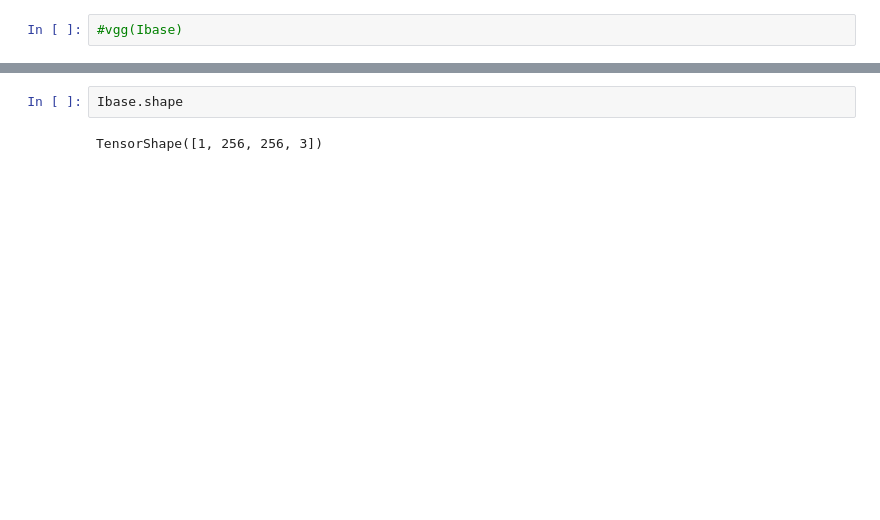
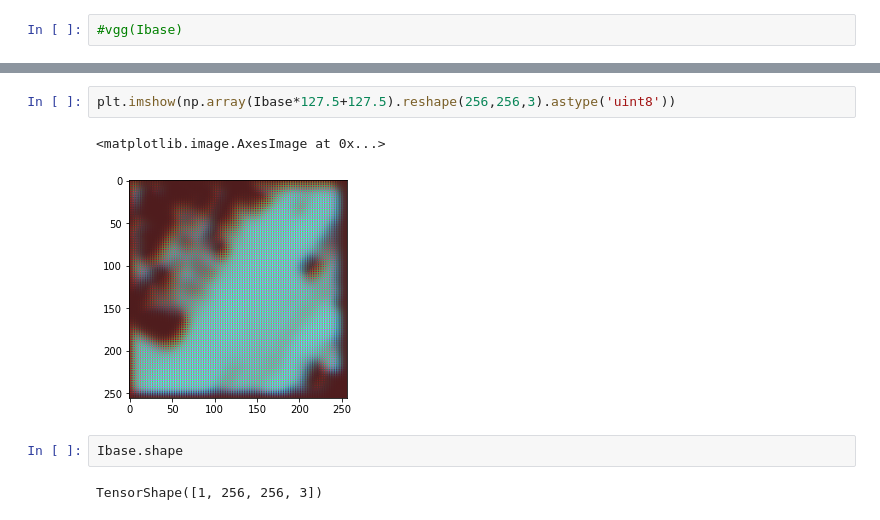
Before and after one commit to shivendr7/SatGAN, a Jupyter notebook: EEGANtillEESN.ipynb, the cells around one changed output, grey strips where cells are left out. Saved outputs shown, nothing was run; the diff lists cells and outputs as text; blank space fills up the shorter version.

```diff
--- a/EEGANtillEESN.ipynb
+++ b/EEGANtillEESN.ipynb
@@ -412,3 +432,8 @@ array([[[[184.84222 , 202.88141 ,  60.610794],
+# %%
+plt.imshow(np.array(Ibase*127.5+127.5).reshape(256,256,3).astype('uint8'))
+# %% [output]
+<matplotlib.image.AxesImage at 0x...>
+[figure, added]
 # %%
 Ibase.shape
 # %% [output]
```
Also changed, not shown: parts of 13 cells of this notebook.
